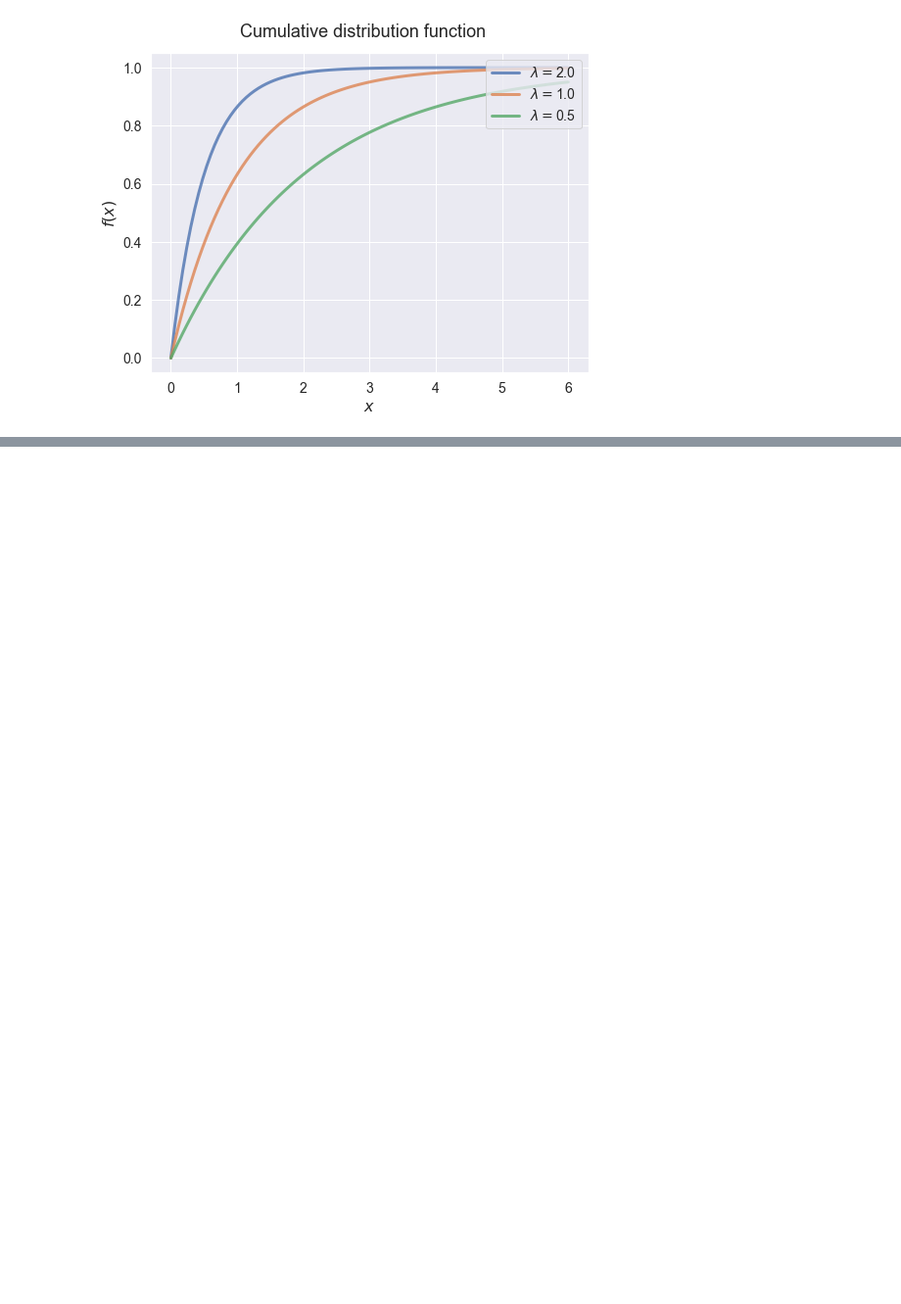
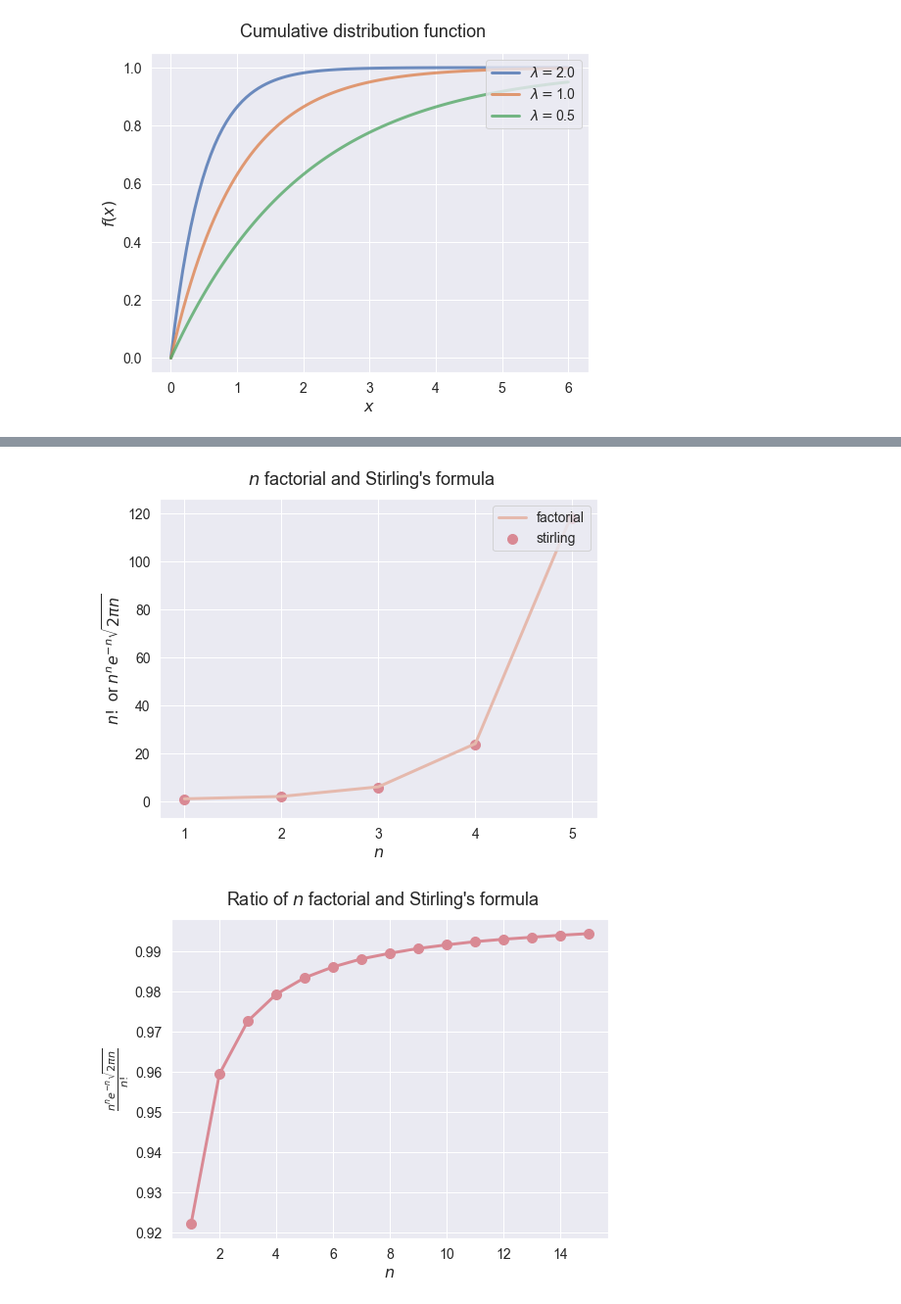
Before and after one commit to fudab/Math-20, a Jupyter notebook: scripts/demos.ipynb, the cells around one changed output, grey strips where cells are left out. Shown at 98% size. Drawn from its saved outputs; the diff is of its cells as text; code cells hidden in the pictures; blank space fills up the shorter version.

```diff
--- a/scripts/demos.ipynb
+++ b/scripts/demos.ipynb
@@ -524,0 +542,9 @@ fig = figure_exp_dist('cdf')
+# %%
+# Compare n! and the Stirling's formula
+def stirling(n):
+    factorial = math.factorial(n)
+    est = np.power(n, n)*np.exp(-n)*np.sqrt(2*np.pi*n)
+    return factorial, round(est, 4), round(est/factorial, 4)
+# %%
+for n in range(1, 11):
+    print(stirling(n))
@@ -524,0 +562,37 @@ fig = figure_exp_dist('cdf')
+# %%
+def figure_stirling(n, fsize, fs):
+    sns.set()
+    palette = tealrose
+    fig = plt.figure(figsize = fsize)
+    ax = plt.subplot(111)
+    x = range(1, n+1)
+    y_factorial = [stirling(k)[0] for k in x]
+    y_stirling = [stirling(k)[1] for k in x]
+    ax.plot(x, y_factorial, linewidth = 3, color = palette[-3], label = 'factorial')
+    ax.scatter(x, y_stirling, s = 100, color = palette[-2], label = 'stirling')
+    ax.set_xlabel(r'$n$', fontsize = fs - 2)
+    ax.set_ylabel(r'$n!$' + ' or ' + r'$n^ne^{-n}\sqrt{2\pi n}$', fontsize = fs - 2)
+    plt.xticks(fontsize = fs - 4)
+    plt.yticks(fontsize = fs - 4)
+    ax.legend(loc='upper right', fancybox=True, ncol = 1, fontsize = fs - 4)
+    fig.suptitle(r'$n$ ' + "factorial and Stirling's formula", fontsize = fs, y = 0.95)
+    fig.savefig(_Figure_PATH_ + 'stirling.png', dpi = 400, bbox_inches='tight')
+
+    fig = plt.figure(figsize = fsize)
+    ax = plt.subplot(111)
+    n = 15
+    x = range(1, n+1)
+    y_ratio = [stirling(k)[2] for k in x]
+    ax.plot(x, y_ratio, marker = 'o', ms = 10, linewidth = 3, color = palette[-2])
+    ax.set_xlabel(r'$n$', fontsize = fs - 2)
+    ax.set_ylabel(r'$\frac{n^ne^{-n}\sqrt{2\pi n}}{n!}$', fontsize = fs - 2)
+    plt.xticks(fontsize = fs - 4)
+    plt.yticks(fontsize = fs - 4)
+    fig.suptitle('Ratio of ' + r'$n$ ' + "factorial and Stirling's formula", fontsize = fs, y = 0.95)
+    fig.savefig(_Figure_PATH_ + 'stirling_ratio.png', dpi = 400, bbox_inches='tight')
+    return fig
+# %%
+fig = figure_stirling(5, (8, 6), 18)
+# %% [output]
+[figure, added]
+[figure, added]
```
Also changed, not shown: parts of 19 cells of this notebook.
